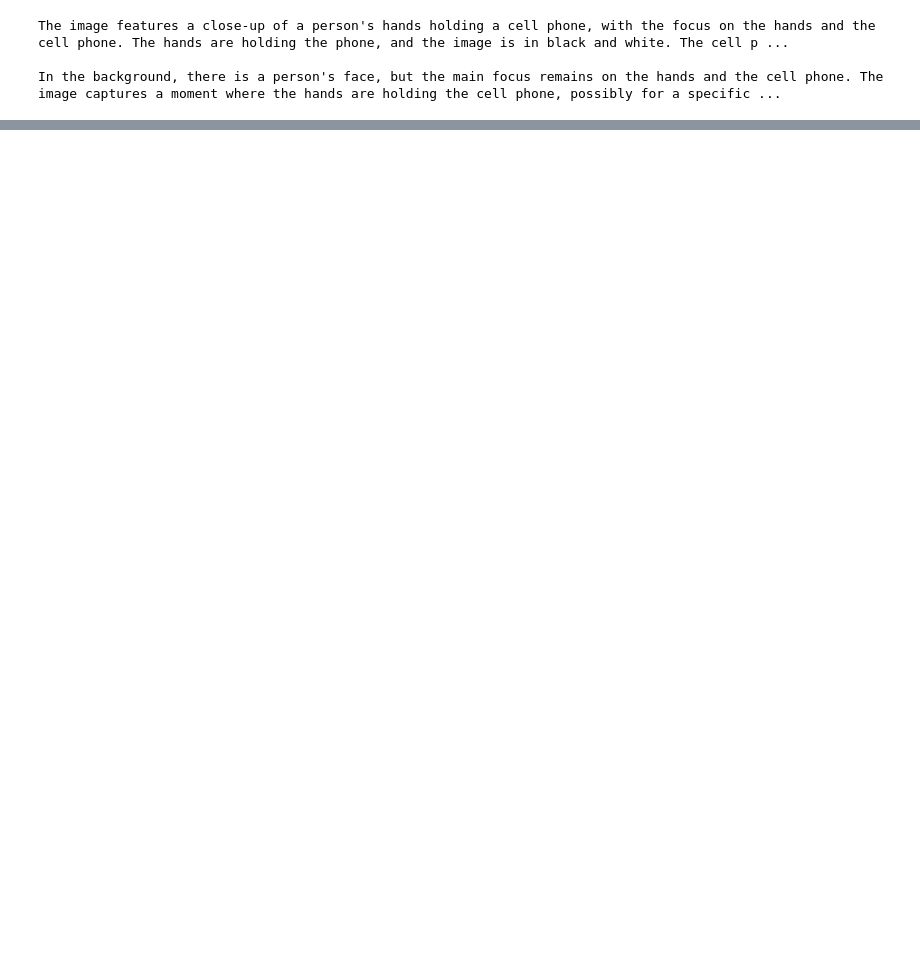
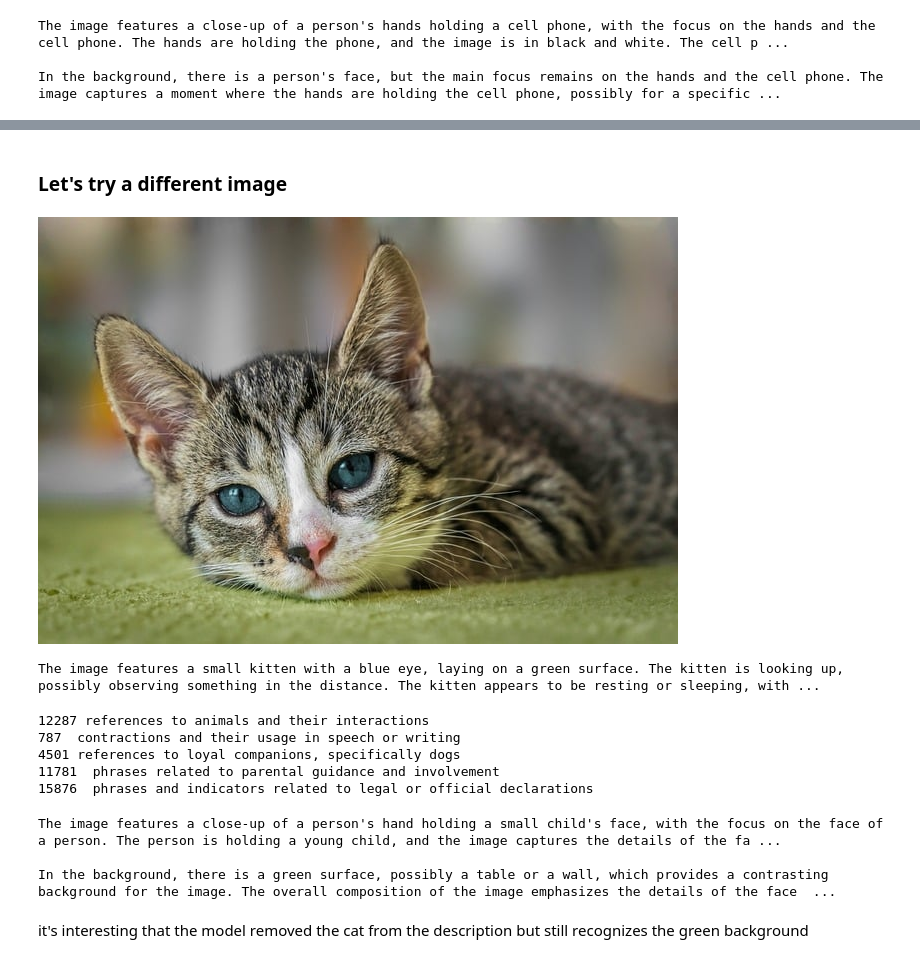
Before and after one commit to lawrencefeng17/llava-interpret, a Jupyter notebook: llava_sae.ipynb, the cells around one changed output, grey strips where cells are left out. Drawn from its saved outputs; the diff is of its cells as text; code cells hidden in the pictures; blank space fills up the shorter version.

```diff
--- a/llava_sae.ipynb
+++ b/llava_sae.ipynb
@@ -280,0 +419,38 @@ The image features a black and white dog sitting on a black surface, possibly a
+# %% [markdown]
+### Let's try a different image
+# %%
+cat_image = Image.open("cat_image.png")
+display(cat_image)
+# %% [output]
+[figure, added]
+# %%
+conversation = [{"role": "user", "content": processor.image_token + "\nDescribe the image"}]
+prompt = processor.tokenizer.apply_chat_template(conversation, add_generation_prompt=True, tokenize=False)
+
+def generate(prompt, image, **kwds):
+    inp = processor(image, prompt, return_tensors="pt").to(model.device)
+    streamer = transformers.TextStreamer(processor.tokenizer, True, skip_special_tokens=True)
+    model.generate(**inp, max_new_tokens=256, streamer=streamer, eos_token_id=107, **kwds)
+
+generate(prompt, cat_image)
+# %% [output]
+The image features a small kitten with a blue eye, laying on a green surface. The kitten is looking up, possibly observing something in the distance. The kitten appears to be resting or sleeping, with ...
+# %%
+acts = torch.zeros(sae.cfg.d_sae, device=model.device)
+acts += sae.encode(run_model(prompt, cat_image, stop_at_layer=sae.cfg.hook_layer + 1)[1][sae.cfg.hook_name])[0, 586]
+
+show_top(acts)
+# %% [output]
+12287 references to animals and their interactions
+787  contractions and their usage in speech or writing
+4501 references to loyal companions, specifically dogs
+11781  phrases related to parental guidance and involvement
+15876  phrases and indicators related to legal or official declarations
+# %%
+hooked_generate(prompt, cat_image, fwd_hooks=make_hook(4501, -3))
+# %% [output]
+The image features a close-up of a person's hand holding a small child's face, with the focus on the face of a person. The person is holding a young child, and the image captures the details of the fa ...
+
+In the background, there is a green surface, possibly a table or a wall, which provides a contrasting background for the image. The overall composition of the image emphasizes the details of the face  ...
+# %% [markdown]
+it's interesting that the model removed the cat from the description but still recognizes the green background
```
Also changed, not shown: parts of 20 cells of this notebook, 8 other files.
